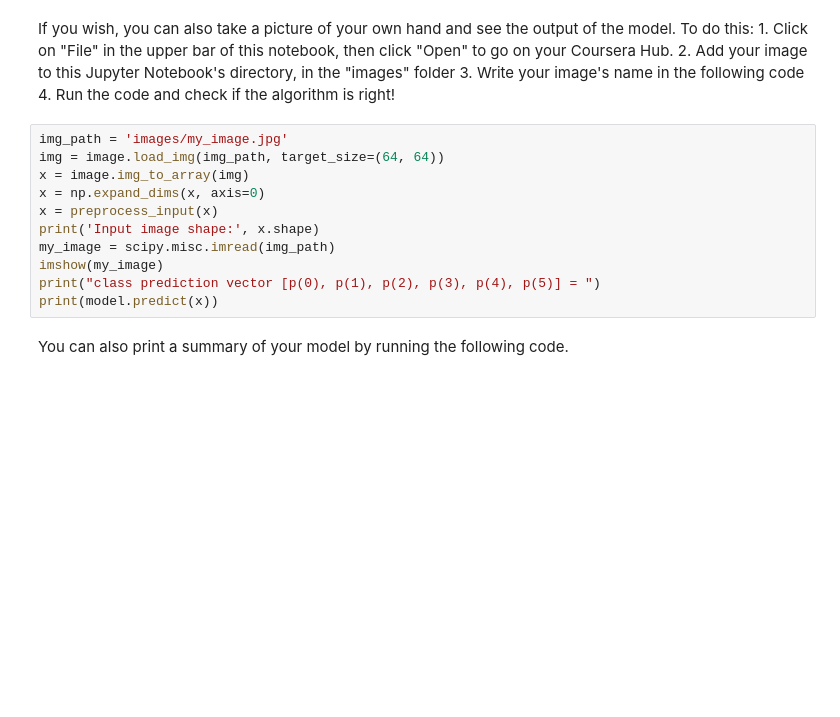
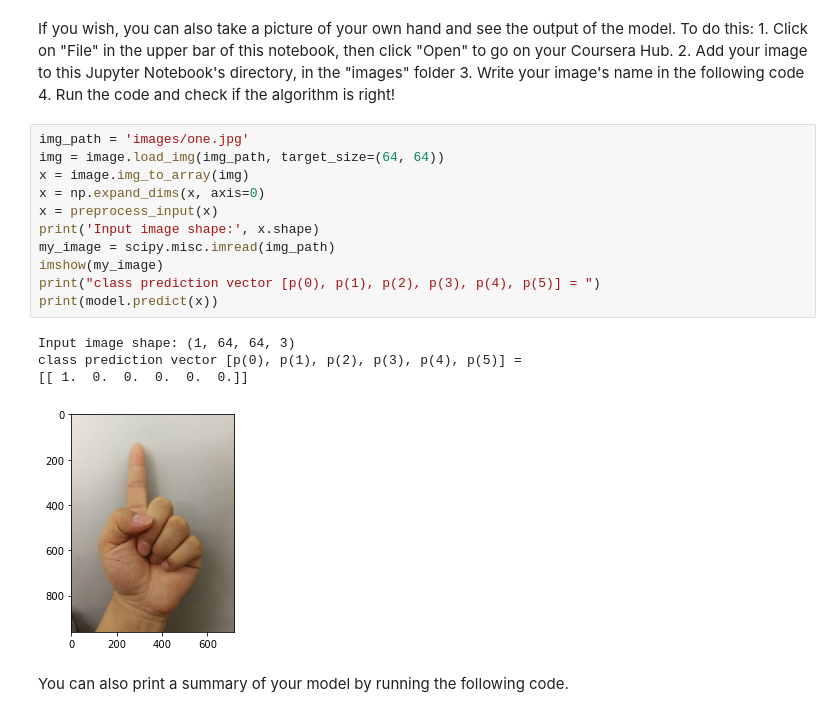
Before and after one commit to pzSuen/deeplearning.ai, a Jupyter notebook: course-4/week2/ResNets/Residual+Networks - v2.ipynb, the cells around one changed output. Saved outputs shown, nothing was run; the diff lists cells and outputs as text; blank space fills up the shorter version.

```diff
--- a/course-4/week2/ResNets/Residual+Networks - v2.ipynb
+++ b/course-4/week2/ResNets/Residual+Networks - v2.ipynb
@@ -515,16 +547,21 @@ If you wish, you can also take a picture of your own hand and see the output of
     3. Write your image's name in the following code
     4. Run the code and check if the algorithm is right!
 # %%
-img_path = 'images/my_image.jpg'
+img_path = 'images/one.jpg'
 img = image.load_img(img_path, target_size=(64, 64))
 x = image.img_to_array(img)
 x = np.expand_dims(x, axis=0)
 x = preprocess_input(x)
 print('Input image shape:', x.shape)
 my_image = scipy.misc.imread(img_path)
 imshow(my_image)
 print("class prediction vector [p(0), p(1), p(2), p(3), p(4), p(5)] = ")
 print(model.predict(x))
+# %% [output]
+Input image shape: (1, 64, 64, 3)
+class prediction vector [p(0), p(1), p(2), p(3), p(4), p(5)] =
+[[ 1.  0.  0.  0.  0.  0.]]
+[figure, added]
 # %% [markdown]
 You can also print a summary of your model by running the following code.
 # %%
```
Also changed, not shown: parts of 11 cells of this notebook, 1 other file.
